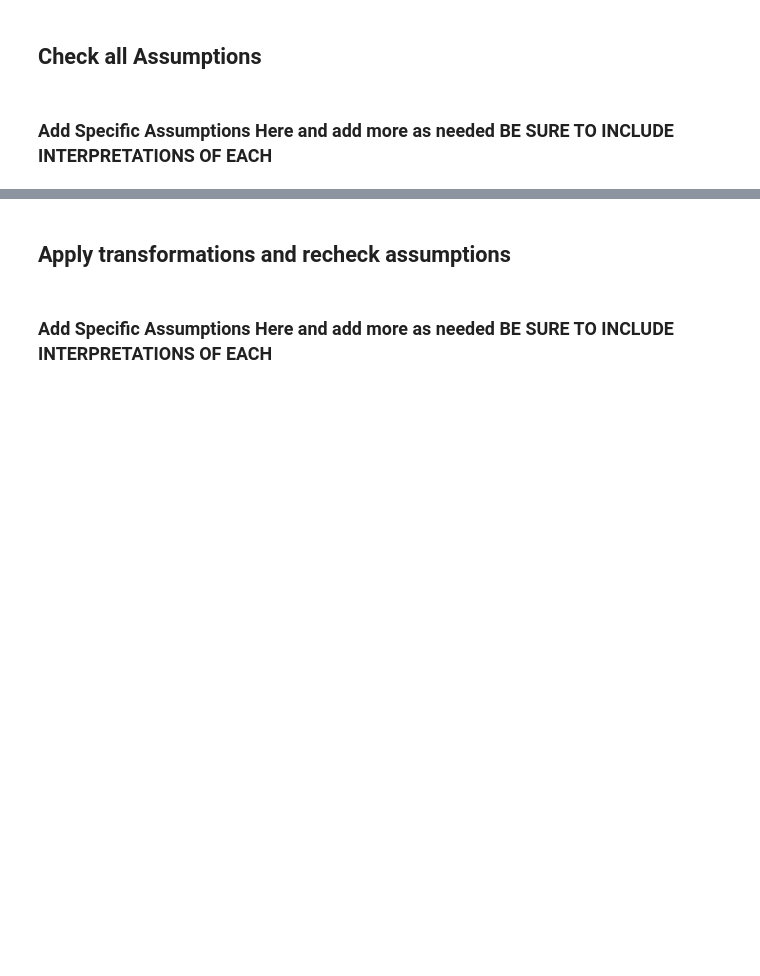
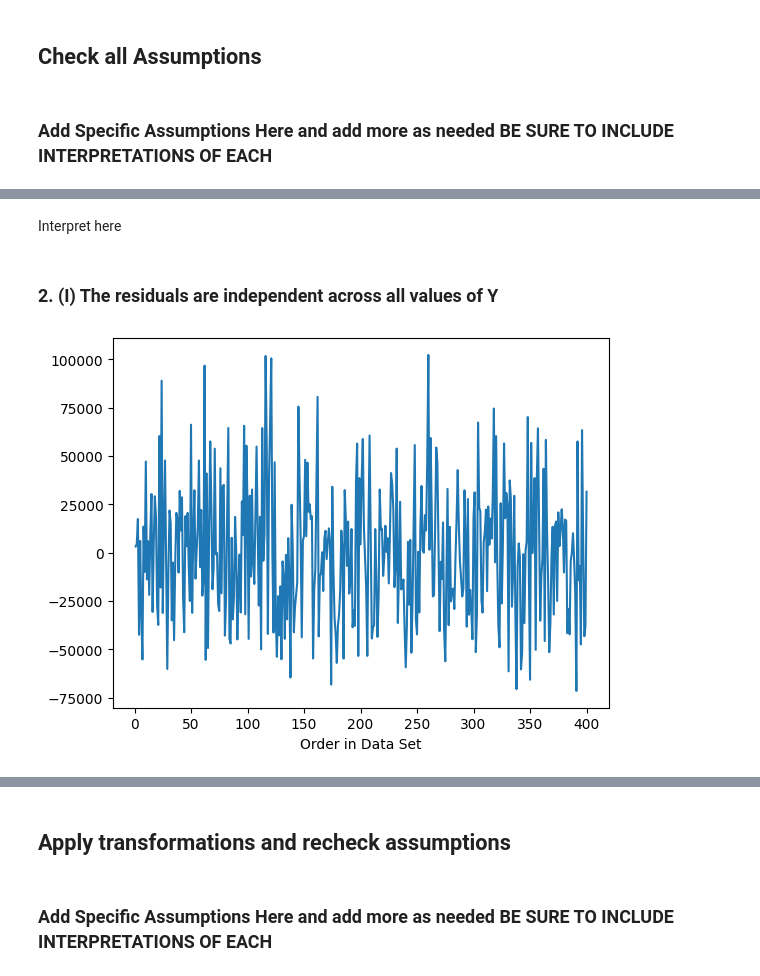
Before and after one commit to ksbuffaloe/Data-5600, a Jupyter notebook: 01_project/SCRIPTS/tech_employee_salary.ipynb, the cells around one changed output, grey strips where cells are left out. Saved outputs shown, nothing was run; the diff lists cells and outputs as text; code cells hidden in the pictures; blank space fills up the shorter version.

```diff
--- a/01_project/SCRIPTS/tech_employee_salary.ipynb
+++ b/01_project/SCRIPTS/tech_employee_salary.ipynb
@@ -194,0 +235,11 @@ plt.show()
+# %% [markdown]
+Interpret here
+# %% [markdown]
+### 2. (I) The residuals are independent across all values of Y
+# %%
+x_values = range(1, len(employee_trimmed) + 1)
+plt.plot(x_values, employee_trimmed['residuals_raw'], linestyle='-')
+plt.xlabel("Order in Data Set")
+plt.show()
+# %% [output]
+[figure, added]
```
Also changed, not shown: parts of 26 cells of this notebook.
